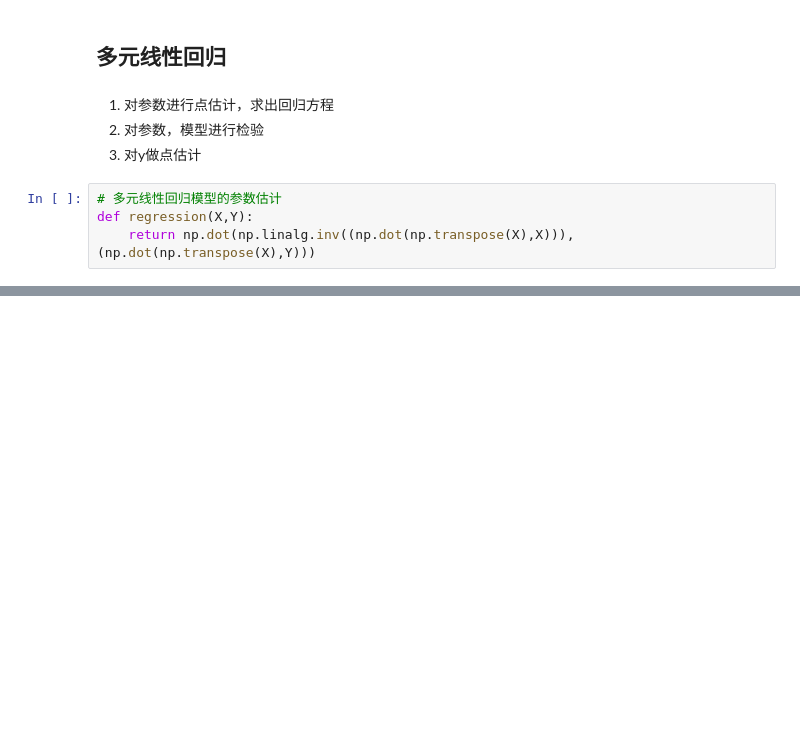
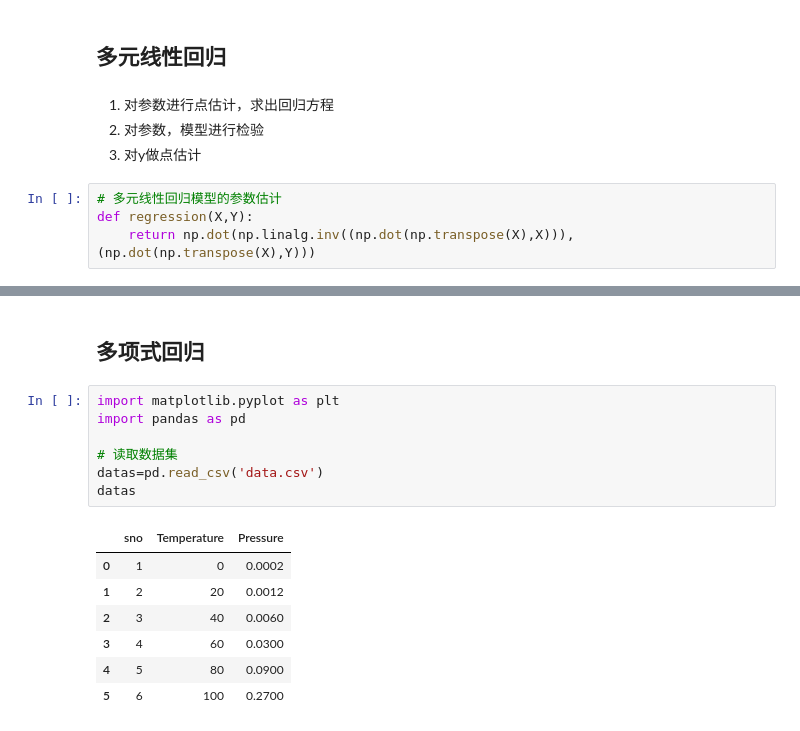
Before and after one commit to Diomedes-Jiang/MathematicalModeling, a Jupyter notebook: RegressionAnalysis.ipynb, the cells around one changed output, grey strips where cells are left out. Saved outputs shown, nothing was run; the diff lists cells and outputs as text; blank space fills up the shorter version.

```diff
--- a/RegressionAnalysis.ipynb
+++ b/RegressionAnalysis.ipynb
@@ -48,0 +61,17 @@ array([1.75])
+# %% [markdown]
+## 多项式回归
+# %%
+import matplotlib.pyplot as plt
+import pandas as pd
+
+# 读取数据集
+datas=pd.read_csv('data.csv')
+datas
+# %% [output]
+|  | sno | Temperature | Pressure |
+| 0 | 1 | 0 | 0.0002 |
+| 1 | 2 | 20 | 0.0012 |
+| 2 | 3 | 40 | 0.0060 |
+| 3 | 4 | 60 | 0.0300 |
+| 4 | 5 | 80 | 0.0900 |
+| 5 | 6 | 100 | 0.2700 |
```
Also changed, not shown: parts of 9 cells of this notebook, 4 other files.
